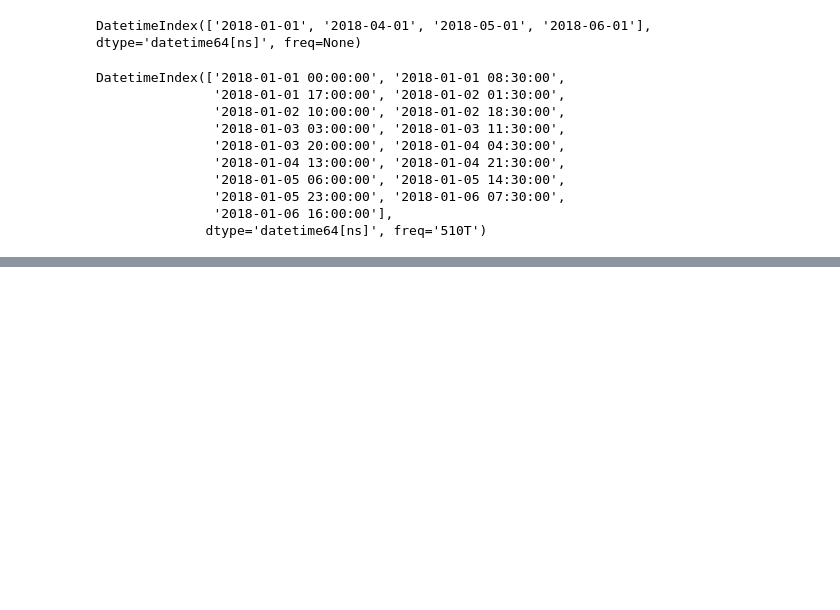
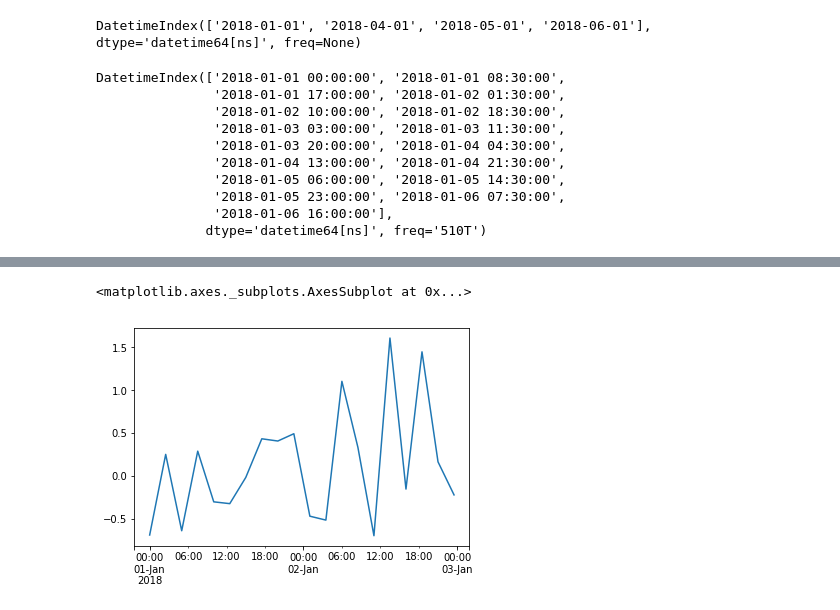
Before and after one commit to junohkwon/Python, a Jupyter notebook: PandasFinalTerm.ipynb, the cells around one changed output, grey strips where cells are left out. Cells and saved outputs as stored; diff of their text form; code cells hidden in the pictures; blank space fills up the shorter version.

```diff
--- a/PandasFinalTerm.ipynb
+++ b/PandasFinalTerm.ipynb
@@ -313 +304,6 @@ ts
 Freq: H, dtype: float64
+# %%
+ts.resample('2h30min').mean().plot()
+# %% [output]
+<matplotlib.axes._subplots.AxesSubplot at 0x...>
+[figure, added]
```
Also changed, not shown: parts of 9 cells of this notebook, 2 other files.
